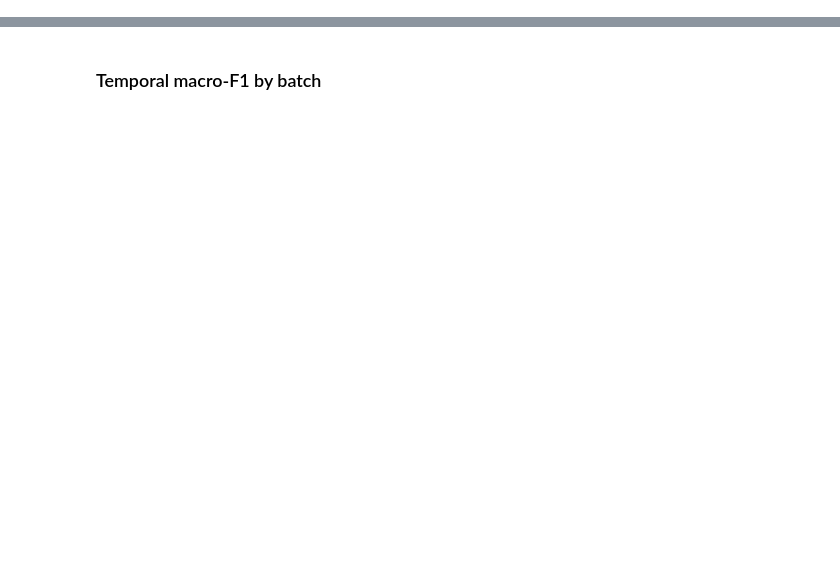
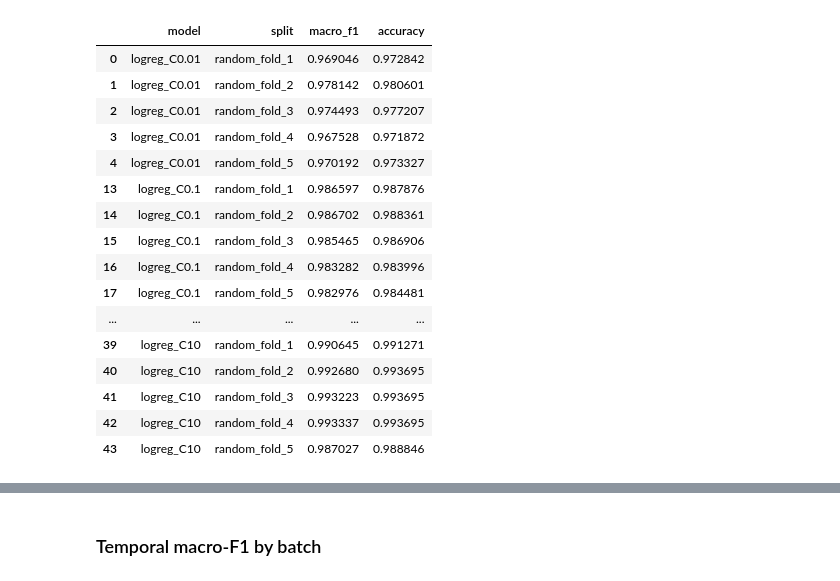
Before and after one commit to adrianfeijoo/gas-sensor-drift-classification, a Jupyter notebook: notebooks/02_model_evaluation.ipynb, the cells around one changed output, grey strips where cells are left out. Saved outputs shown, nothing was run; the diff lists cells and outputs as text; code cells hidden in the pictures; blank space fills up the shorter version.

```diff
--- a/notebooks/02_model_evaluation.ipynb
+++ b/notebooks/02_model_evaluation.ipynb
@@ -200,0 +295,27 @@ temporal_results[
+# %%
+random_logreg = protocol_results(
+    logreg_results,
+    "random_stratified",
+)
+
+random_logreg[
+    ["model", "split", "macro_f1", "accuracy"]
+].sort_values(["model", "split"])
+# %% [output]
+|  | model | split | macro_f1 | accuracy |
+| 0 | logreg_C0.01 | random_fold_1 | 0.969046 | 0.972842 |
+| 1 | logreg_C0.01 | random_fold_2 | 0.978142 | 0.980601 |
+| 2 | logreg_C0.01 | random_fold_3 | 0.974493 | 0.977207 |
+| 3 | logreg_C0.01 | random_fold_4 | 0.967528 | 0.971872 |
+| 4 | logreg_C0.01 | random_fold_5 | 0.970192 | 0.973327 |
+| 13 | logreg_C0.1 | random_fold_1 | 0.986597 | 0.987876 |
+| 14 | logreg_C0.1 | random_fold_2 | 0.986702 | 0.988361 |
+| 15 | logreg_C0.1 | random_fold_3 | 0.985465 | 0.986906 |
+| 16 | logreg_C0.1 | random_fold_4 | 0.983282 | 0.983996 |
+| 17 | logreg_C0.1 | random_fold_5 | 0.982976 | 0.984481 |
+| ... | ... | ... | ... | ... |
+| 39 | logreg_C10 | random_fold_1 | 0.990645 | 0.991271 |
+| 40 | logreg_C10 | random_fold_2 | 0.992680 | 0.993695 |
+| 41 | logreg_C10 | random_fold_3 | 0.993223 | 0.993695 |
+| 42 | logreg_C10 | random_fold_4 | 0.993337 | 0.993695 |
+| 43 | logreg_C10 | random_fold_5 | 0.987027 | 0.988846 |
```
Also changed, not shown: parts of 51 cells of this notebook.
